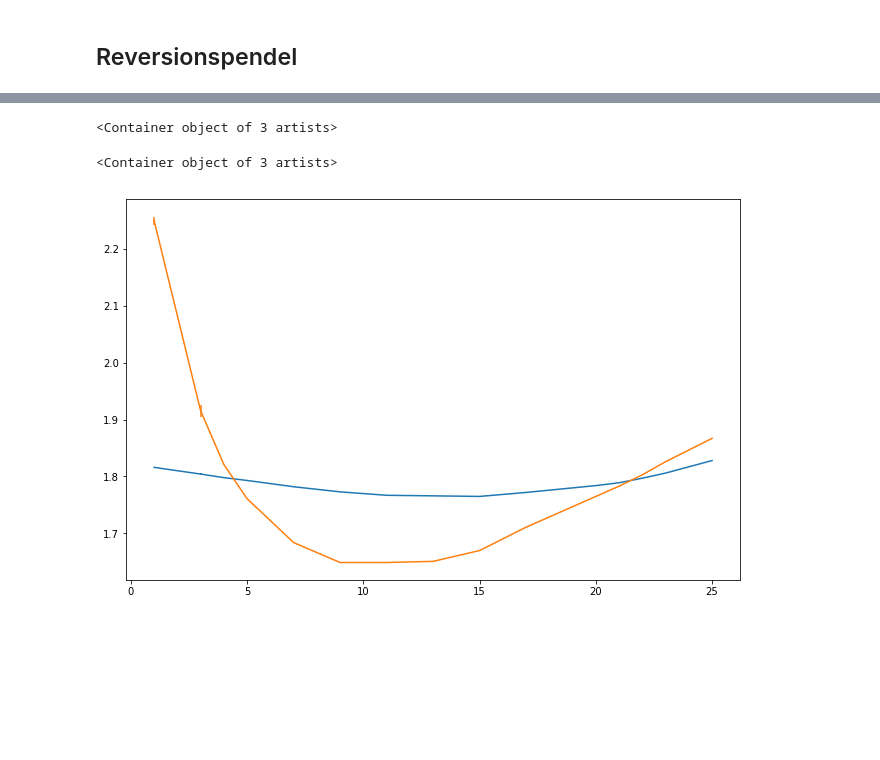
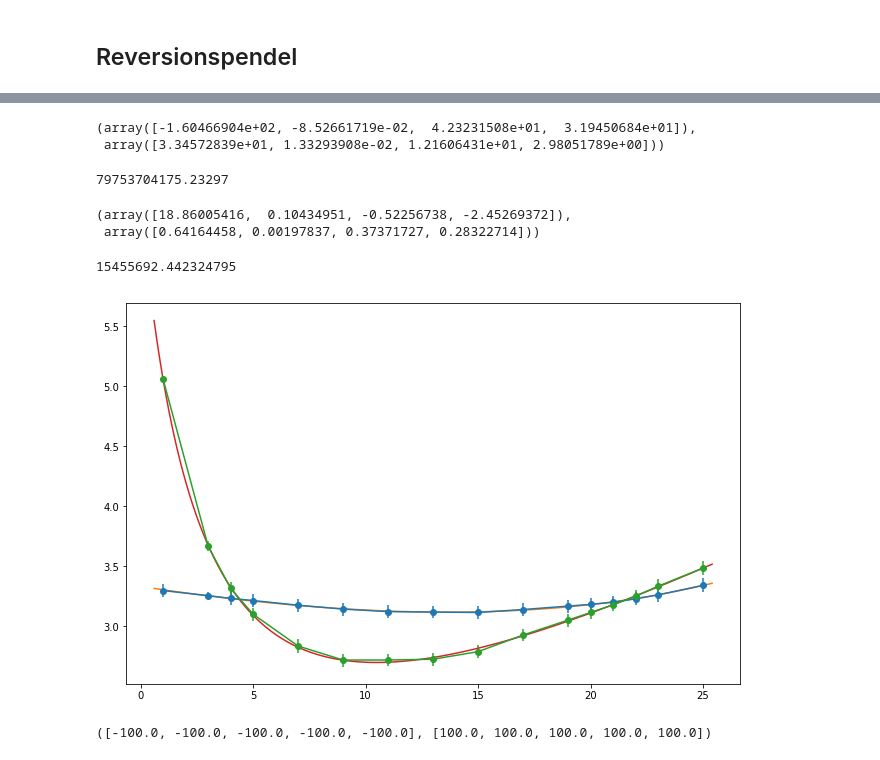
Before and after one commit to ces42/praktikum1, a Jupyter notebook: PEN/Daten/Auswertung1.ipynb, the cells around one changed output, grey strips where cells are left out. Saved outputs shown, nothing was run; the diff lists cells and outputs as text; code cells hidden in the pictures; blank space fills up the shorter version.

```diff
--- a/PEN/Daten/Auswertung1.ipynb
+++ b/PEN/Daten/Auswertung1.ipynb
@@ -23,7 +51,18 @@ plt.plot(n, transpose([T1, T2]), 'o-')
-# %%
-plt.errorbar(n, T1, dev_T1)
-plt.errorbar(n, T2, dev_T2)
-# %% [output]
-<Container object of 3 artists>
-<Container object of 3 artists>
-[figure, removed]
+# %%
+def fun1(x, a, b, x0):
+    return a/(x - x0) + b*(x - x0)
+
+def fun2(x, a, b, c):
+    return (a + b * x**2) / (x - c)
+
+def fun3(x, a, b, c, x0):
+    return (a + b * (x - x0)**2) / (x - x0 - c)
+
+def jac3(x, a, b, c, x0):
+    return transpose([1/(-c + x - x0),
+                  -((x - x0)**2/(c - x + x0)),
+                  (a + b*(x - x0)**2)/(c - x + x0)**2,
+                  -b + (a + b*c**2)/(c - x + x0)**2])
+
+def dx(x, a, b, c, x0):
+    return b - (a + b*c**2)/(x - x0 - c)**2
@@ -29,0 +95,44 @@ plt.errorbar(n, T2, dev_T2)
+# %%
+fit = fun3
+sc = 1 # damit überprüfen wir ob die Numerik passt
+
+p02 = [1, 0.1, -1, 1]
+p01=array([sc*-219.66, sc*-0.10434951, 61, 2.66])
+
+mess1 = [1, 1/sqrt(4)] + [1]*14
+popt1, pcov1 = scipy.optimize.curve_fit(fit, n, sc*T1**2, p0=p01, sigma=2*T1**2*devq*mess1,
+                                        jac=jac3)
+
+# popt1, pcov1 = fit_curve(fit, n, sc*T1_**2, p0=[sc*-219.66, sc*-0.10434951, 61, 2.66],
+#                          sigma=2*T1_**2*devq*mess1, jac=jac3,
+#                          fixed=[None, None, None, None])
+# 2.19664136e+02,  1.08189235e-01
+
+popt1, sqrt(diag(pcov1))
+cond(pcov1)
+x = linspace(min(n) - .4, max(n) + .4, 1000)
+_ = plt.errorbar(n, sc*T1**2, yerr=2*T1**2*devq*mess1, fmt='o-')
+_ = plt.plot(x, vectorize(fit)(x, *popt1))
+
+
+mess2 = [1/sqrt(4), 1/sqrt(2)] + [1]*14
+popt2, pcov2 = scipy.optimize.curve_fit(fit, n, T2**2, p0=p02, sigma=2*T2**2*devq*mess2, jac=jac3)
+
+popt2, sqrt(diag(pcov2))
+cond(pcov2)
+_ = plt.errorbar(n, T2**2, yerr=2*T1**2*devq*mess2, fmt='o-')
+_ = plt.plot(x, vectorize(fit)(x, *popt2))
+
+# plt.legend(['Fit 1', 'Fit 2', '${T_2}^2$', '${T_1}^2$'])
+# %% [output]
+(array([-1.60466904e+02, -8.52661719e-02,  4.23231508e+01,  3.19450684e+01]),
+ array([3.34572839e+01, 1.33293908e-02, 1.21606431e+01, 2.98051789e+00]))
+79753704175.23297
+(array([18.86005416,  0.10434951, -0.52256738, -2.45269372]),
+ array([0.64164458, 0.00197837, 0.37371727, 0.28322714]))
+15455692.442324795
+[figure, added]
+# %%
+([-1e2]*5, [1e2]*5)
+# %% [output]
+([-100.0, -100.0, -100.0, -100.0, -100.0], [100.0, 100.0, 100.0, 100.0, 100.0])
```
Also changed, not shown: parts of 15 cells of this notebook, 1 other file.
